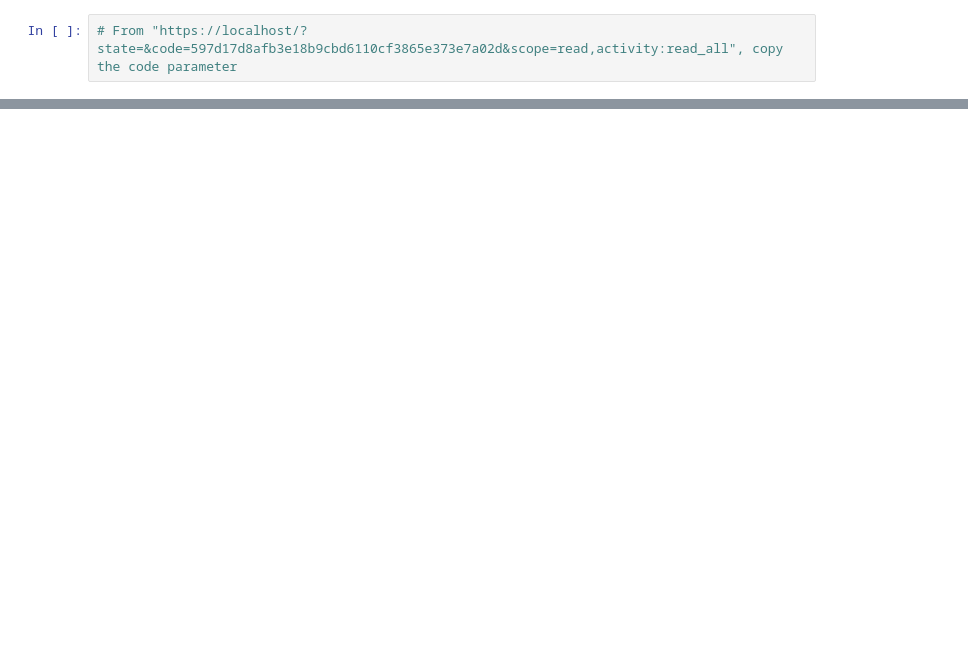
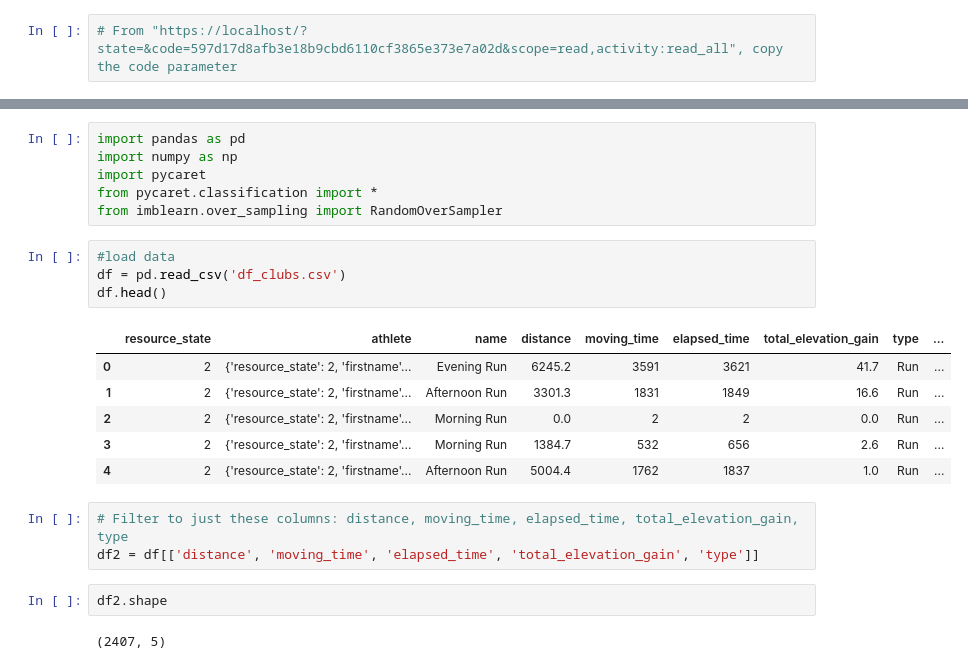
Before and after one commit to mfarhanrais/SG-DSI-39, a Jupyter notebook: capstone/code/part1.ipynb, the cells around one changed output, grey strips where cells are left out. Drawn from its saved outputs; the diff is of its cells as text; blank space fills up the shorter version.

```diff
--- a/capstone/code/part1.ipynb
+++ b/capstone/code/part1.ipynb
@@ -197,0 +524,24 @@ Downloaded heart rate data from 0 activities and saved to 'heart_rate_data.csv'
+# %%
+import pandas as pd
+import numpy as np
+import pycaret
+from pycaret.classification import *
+from imblearn.over_sampling import RandomOverSampler
+# %%
+#load data
+df = pd.read_csv('df_clubs.csv')
+df.head()
+# %% [output]
+|  | resource_state | athlete | name | distance | moving_time | elapsed_time | total_elevation_gain | type | ... |
+| 0 | 2 | {'resource_state': 2, 'firstname'... | Evening Run | 6245.2 | 3591 | 3621 | 41.7 | Run | ... |
+| 1 | 2 | {'resource_state': 2, 'firstname'... | Afternoon Run | 3301.3 | 1831 | 1849 | 16.6 | Run | ... |
+| 2 | 2 | {'resource_state': 2, 'firstname'... | Morning Run | 0.0 | 2 | 2 | 0.0 | Run | ... |
+| 3 | 2 | {'resource_state': 2, 'firstname'... | Morning Run | 1384.7 | 532 | 656 | 2.6 | Run | ... |
+| 4 | 2 | {'resource_state': 2, 'firstname'... | Afternoon Run | 5004.4 | 1762 | 1837 | 1.0 | Run | ... |
+# %%
+# Filter to just these columns: distance, moving_time, elapsed_time, total_elevation_gain, type
+df2 = df[['distance', 'moving_time', 'elapsed_time', 'total_elevation_gain', 'type']]
+# %%
+df2.shape
+# %% [output]
+(2407, 5)
```
Also changed, not shown: parts of 47 cells of this notebook, 23 other files.
